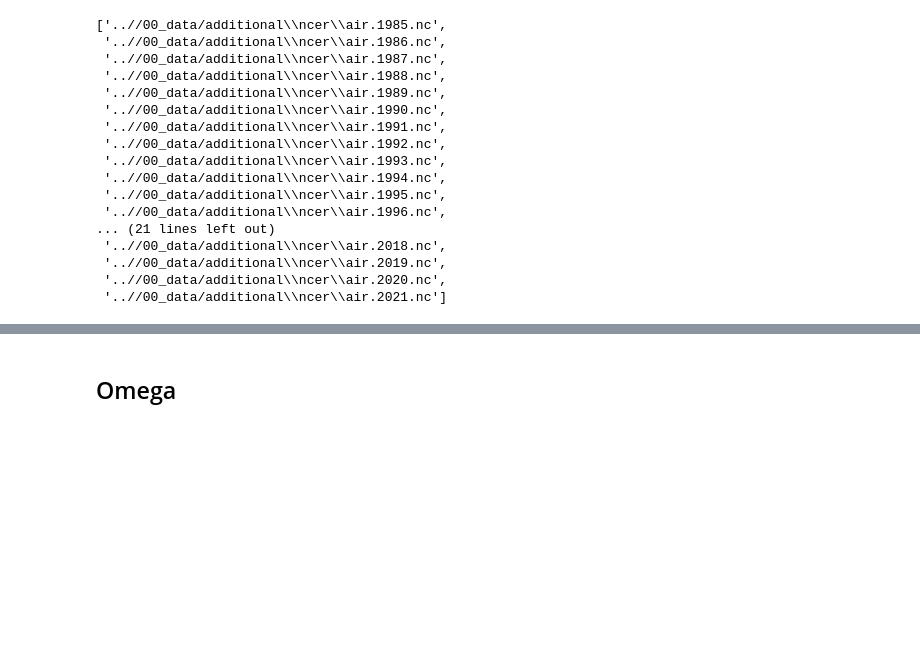
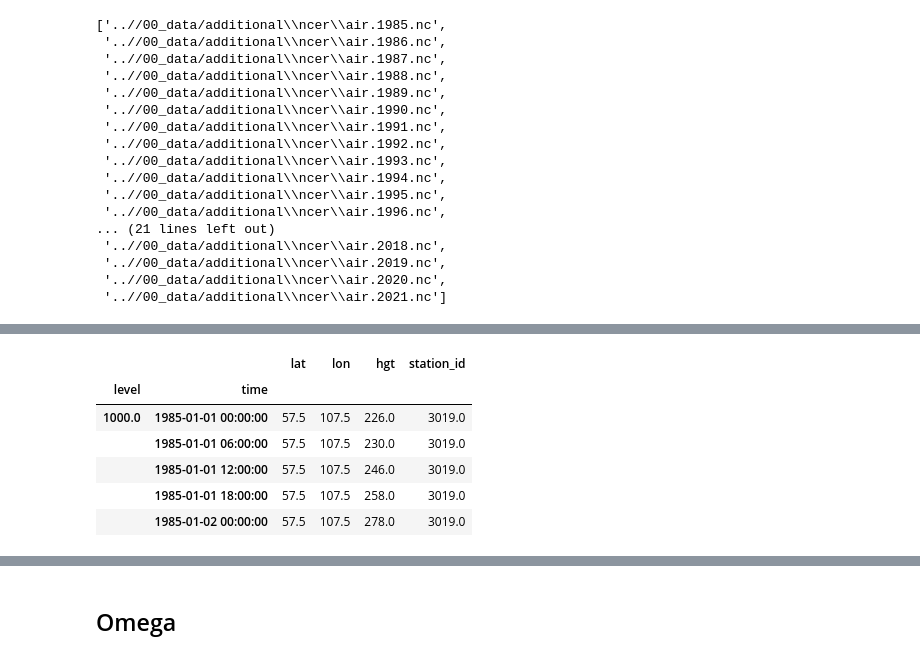
Before and after one commit to omoreva/emergencydatahack, a Jupyter notebook: Addidional_data.ipynb, the cells around one changed output, grey strips where cells are left out. Saved outputs shown, nothing was run; the diff lists cells and outputs as text; code cells hidden in the pictures; blank space fills up the shorter version.

```diff
--- a/Addidional_data.ipynb
+++ b/Addidional_data.ipynb
@@ -398,9 +338,10 @@ hydro_stations_coord = pd.DataFrame(hydro_stations_coord, columns = ['station_id
 def find_data_by_coordinates(list_of_files, list_of_stations):
     combined_dataframe = pd.DataFrame()
     for file in list_of_files:
+        print(file)
         dataset = xr.open_dataset(file)
         for index, row in list_of_stations.iterrows():
-            selected_rows = dataset.sel(lon = str(row['lon']), lat = str(row['lat']), method='nearest').to_dataframe().reset_index(drop = True)
+            selected_rows = dataset.sel(lon = str(row['lon']), lat = str(row['lat']), method='nearest').to_dataframe()
             selected_rows['station_id'] = row['station_id']
             combined_dataframe = combined_dataframe.append(selected_rows)
     return combined_dataframe
@@ -447,2 +466,12 @@ hgt_data = find_data_by_coordinates(list_of_hgt_files, hydro_stations_coord)
 # %%
 hgt_data.to_pickle(os.path.join(files, 'hydro_to_hgt.pkl'))
+# %%
+hgt_data.head()
+# %% [output]
+|  |  | lat | lon | hgt | station_id |
+| level | time |  |  |  |  |
+| 1000.0 | 1985-01-01 00:00:00 | 57.5 | 107.5 | 226.0 | 3019.0 |
+|  | 1985-01-01 06:00:00 | 57.5 | 107.5 | 230.0 | 3019.0 |
+|  | 1985-01-01 12:00:00 | 57.5 | 107.5 | 246.0 | 3019.0 |
+|  | 1985-01-01 18:00:00 | 57.5 | 107.5 | 258.0 | 3019.0 |
+|  | 1985-01-02 00:00:00 | 57.5 | 107.5 | 278.0 | 3019.0 |
```
Also changed, not shown: parts of 52 cells of this notebook.
